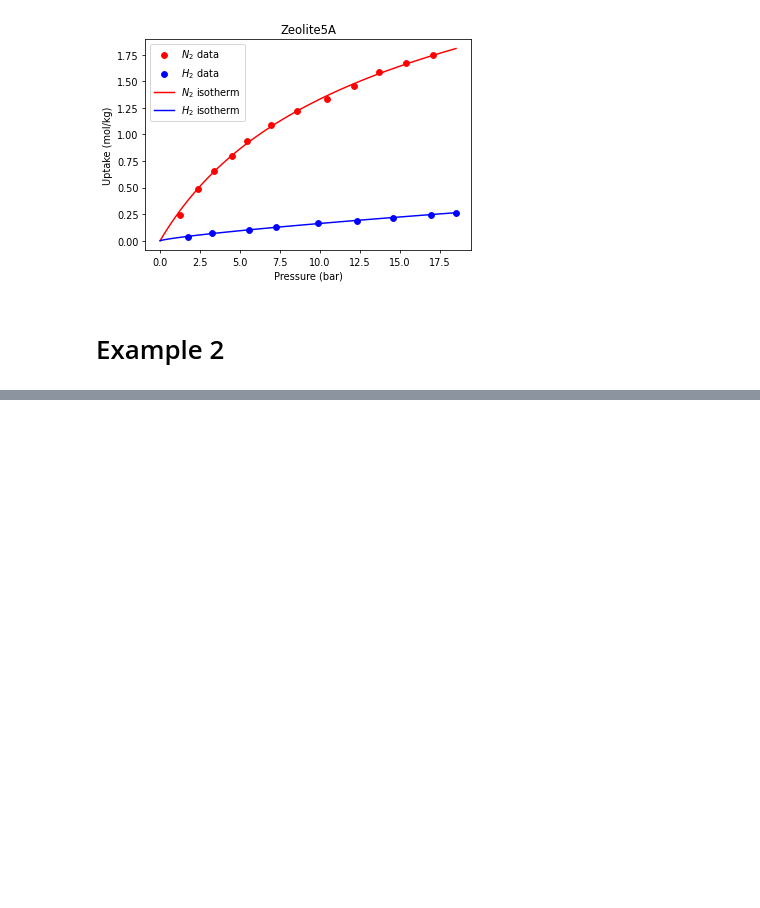
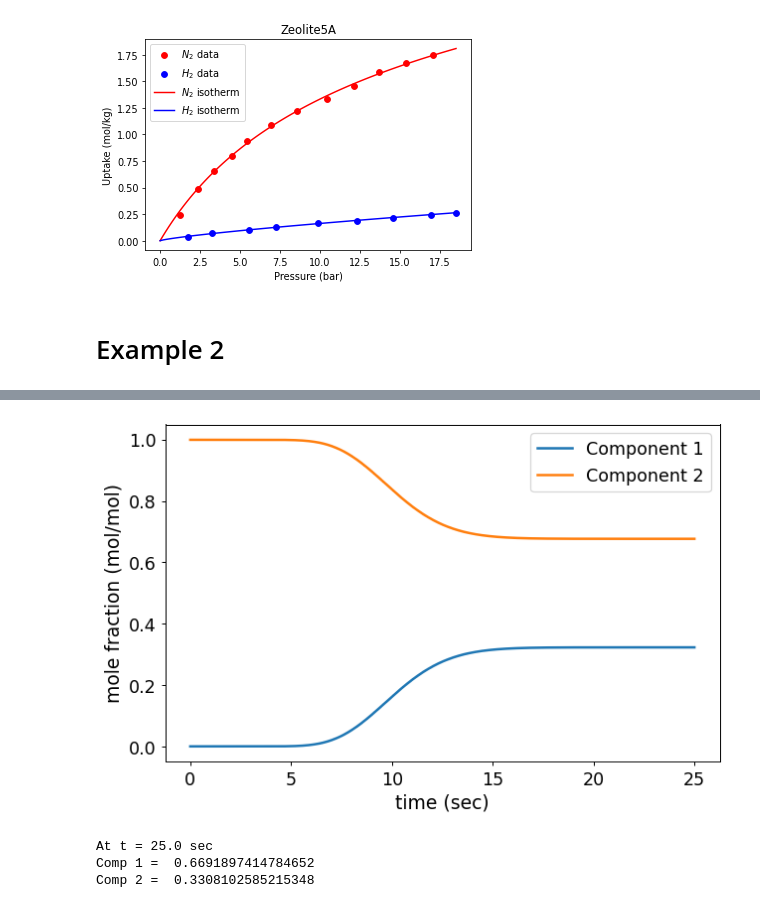
Before and after one commit to NahyeonAn/pyAPEP, a Jupyter notebook: Examples.ipynb, the cells around one changed output, grey strips where cells are left out. Drawn from its saved outputs; the diff is of its cells as text; code cells hidden in the pictures; blank space fills up the shorter version.

```diff
--- a/Examples.ipynb
+++ b/Examples.ipynb
@@ -219,0 +271,13 @@ NameError: name 'y' is not defined
+# %%
+bt = CR1.breakthrough(True)
+# %% [output]
+[figure, added]
+# %%
+t_pred = 25.0
+print('At t = {0:2.1f} sec'.format(t_pred))
+print('Comp 1 = ', bt[0](t_pred))
+print('Comp 2 = ', bt[1](t_pred))
+# %% [output]
+At t = 25.0 sec
+Comp 1 =  0.6691897414784652
+Comp 2 =  0.3308102585215348
```
Also changed, not shown: parts of 12 cells of this notebook, 1 other file.
